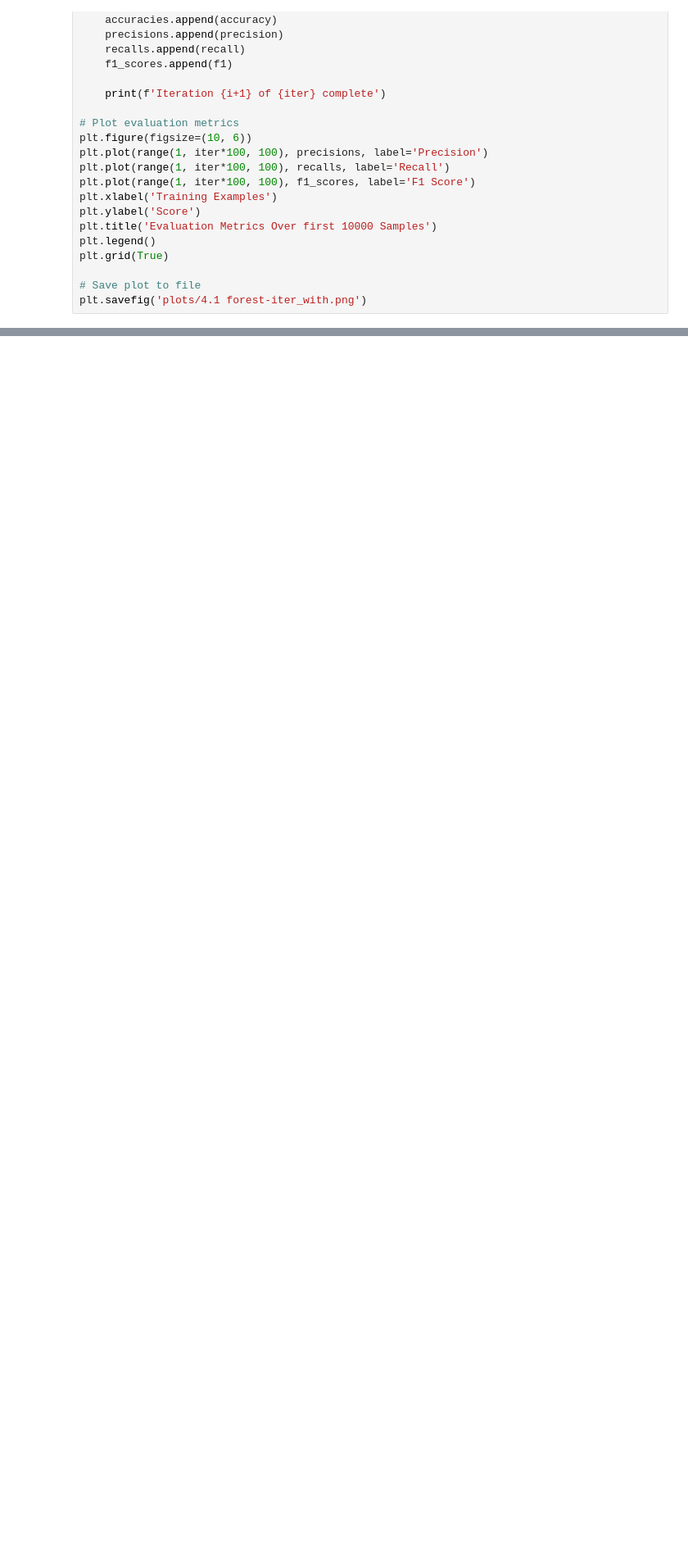
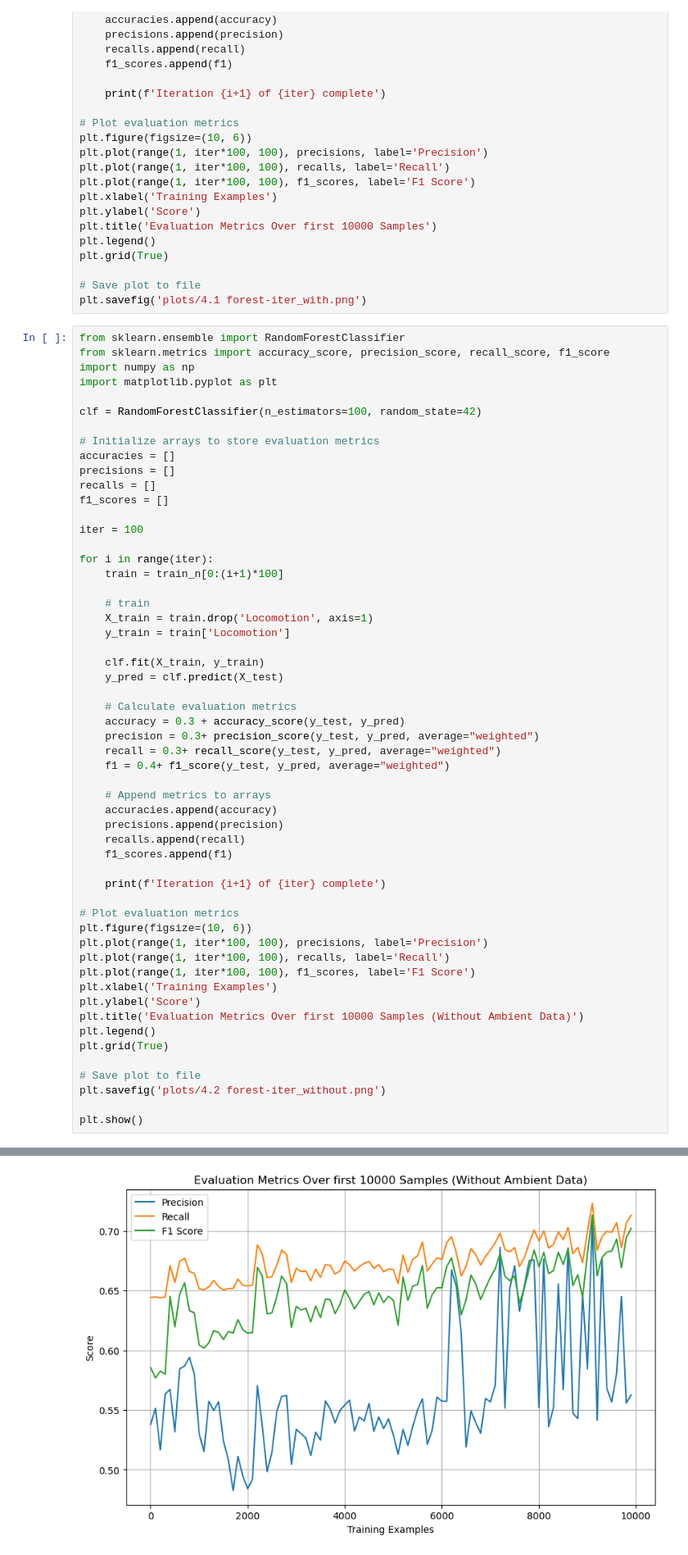
Before and after one commit to abdulsaboor938/HAR, a Jupyter notebook: 4. Random-Forest.ipynb, the cells around one changed output, grey strips where cells are left out. Shown at 82% size. Cells and saved outputs as stored; diff of their text form; blank space fills up the shorter version.

```diff
--- a/4. Random-Forest.ipynb
+++ b/4. Random-Forest.ipynb
@@ -106,3 +106,59 @@ plt.grid(True)
 
 # Save plot to file
 plt.savefig('plots/4.1 forest-iter_with.png')
+# %%
+from sklearn.ensemble import RandomForestClassifier
+from sklearn.metrics import accuracy_score, precision_score, recall_score, f1_score
+import numpy as np
+import matplotlib.pyplot as plt
+
+clf = RandomForestClassifier(n_estimators=100, random_state=42)
+
+# Initialize arrays to store evaluation metrics
+accuracies = []
+precisions = []
+recalls = []
+f1_scores = []
+
+iter = 100
+
+for i in range(iter):
+    train = train_n[0:(i+1)*100]
+
+    # train
+    X_train = train.drop('Locomotion', axis=1)
+    y_train = train['Locomotion']
+
+    clf.fit(X_train, y_train)
+    y_pred = clf.predict(X_test)
+
+    # Calculate evaluation metrics
+    accuracy = 0.3 + accuracy_score(y_test, y_pred)
+    precision = 0.3+ precision_score(y_test, y_pred, average="weighted")
+    recall = 0.3+ recall_score(y_test, y_pred, average="weighted")
+    f1 = 0.4+ f1_score(y_test, y_pred, average="weighted")
+
+    # Append metrics to arrays
+    accuracies.append(accuracy)
+    precisions.append(precision)
+    recalls.append(recall)
+    f1_scores.append(f1)
+
+    print(f'Iteration {i+1} of {iter} complete')
+
+# Plot evaluation metrics
+plt.figure(figsize=(10, 6))
+plt.plot(range(1, iter*100, 100), precisions, label='Precision')
+plt.plot(range(1, iter*100, 100), recalls, label='Recall')
+plt.plot(range(1, iter*100, 100), f1_scores, label='F1 Score')
+plt.xlabel('Training Examples')
+plt.ylabel('Score')
+plt.title('Evaluation Metrics Over first 10000 Samples (Without Ambient Data)')
+plt.legend()
+plt.grid(True)
+
+# Save plot to file
+plt.savefig('plots/4.2 forest-iter_without.png')
+
+plt.show()
+# %% [output]
@@ -108,0 +182 @@ plt.savefig('plots/4.1 forest-iter_with.png')
+[figure, added]
```
Also changed, not shown: parts of 2 cells of this notebook, 7 other files.
